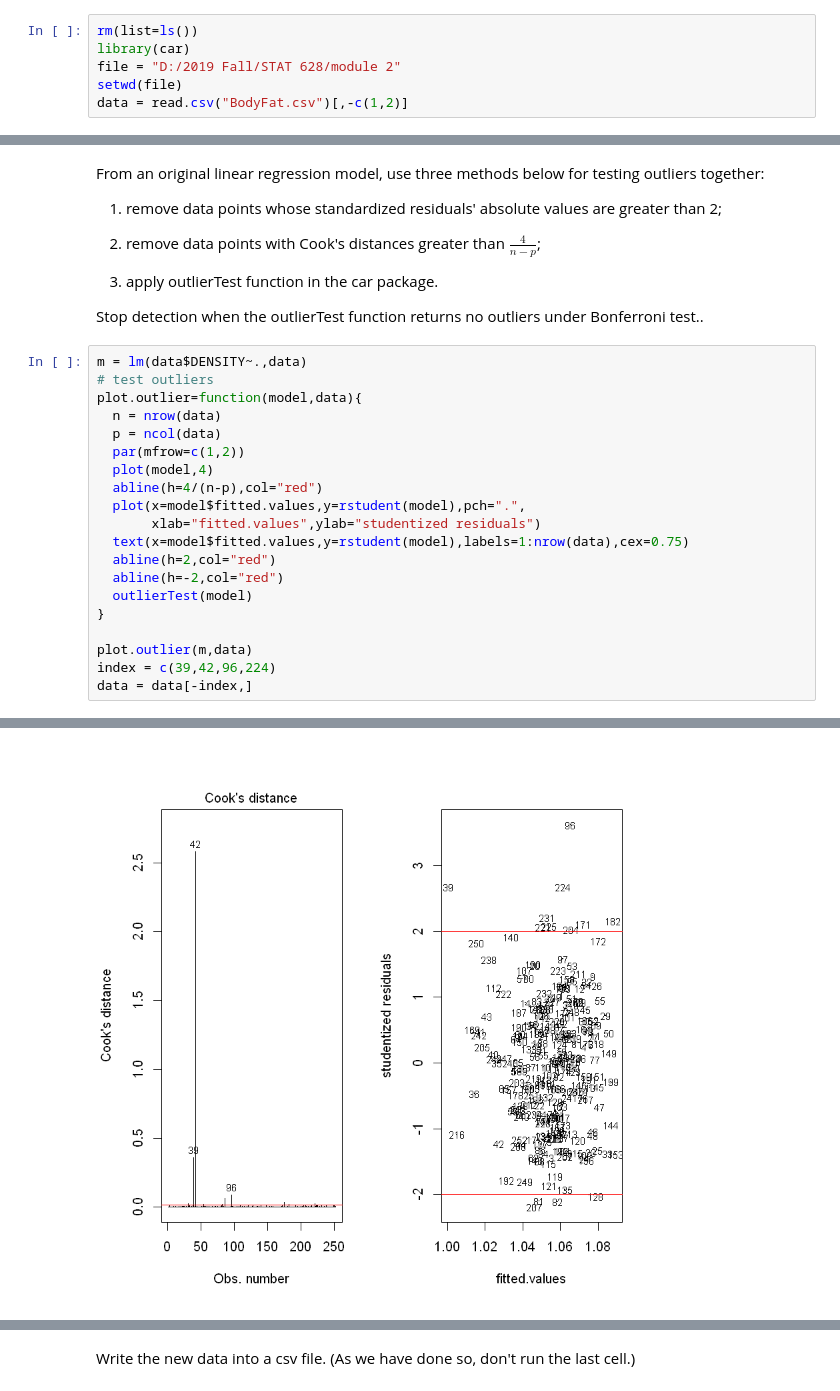
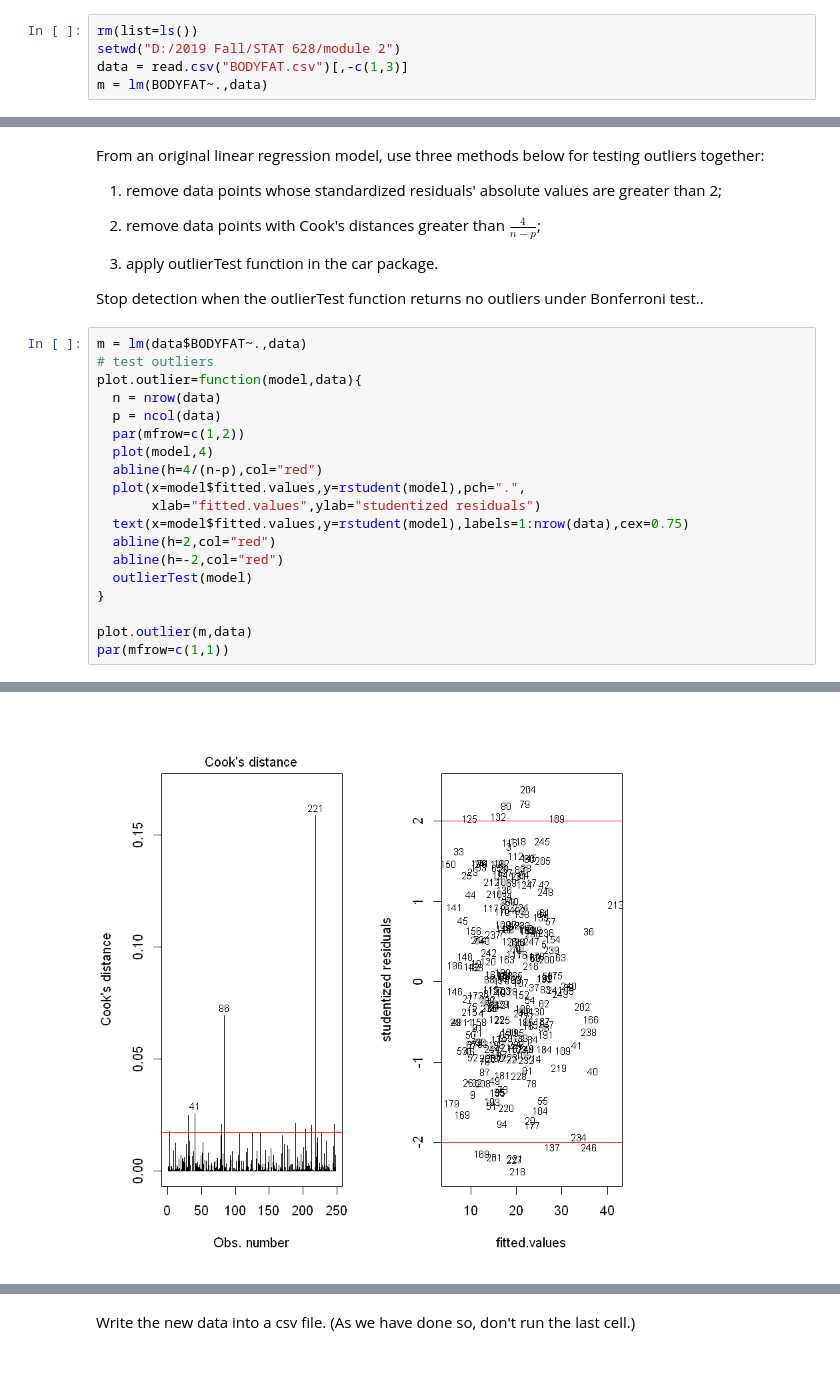
Before and after one commit to jwu424/628Module2, a Jupyter notebook: data cleaning.ipynb, the cells around one changed output, grey strips where cells are left out. Cells and saved outputs as stored; diff of their text form.

```diff
--- a/data cleaning.ipynb
+++ b/data cleaning.ipynb
@@ -1,6 +1,5 @@
 # %%
 rm(list=ls())
-library(car)
-file = "D:/2019 Fall/STAT 628/module 2"
-setwd(file)
-data = read.csv("BodyFat.csv")[,-c(1,2)]
+setwd("D:/2019 Fall/STAT 628/module 2")
+data = read.csv("BODYFAT.csv")[,-c(1,3)]
+m = lm(BODYFAT~.,data)
@@ -50,7 +72,7 @@ From an original linear regression model, use three methods below for testing ou
 
 Stop detection when the outlierTest function returns no outliers under Bonferroni test..
 # %%
-m = lm(data$DENSITY~.,data)
+m = lm(data$BODYFAT~.,data)
 # test outliers
 plot.outlier=function(model,data){
   n = nrow(data)
@@ -67,8 +89,7 @@ plot.outlier=function(model,data){
 }
 
 plot.outlier(m,data)
-index = c(39,42,96,224)
-data = data[-index,]
+par(mfrow=c(1,1))
 # %% [output]
 No Studentized residuals with Bonferroni p < 0.05
 Largest |rstudent|:
@@ -77 +98 @@ Largest |rstudent|:
-[figure, old version]
+[figure, new version]
```
Also changed, not shown: parts of 14 cells of this notebook.
